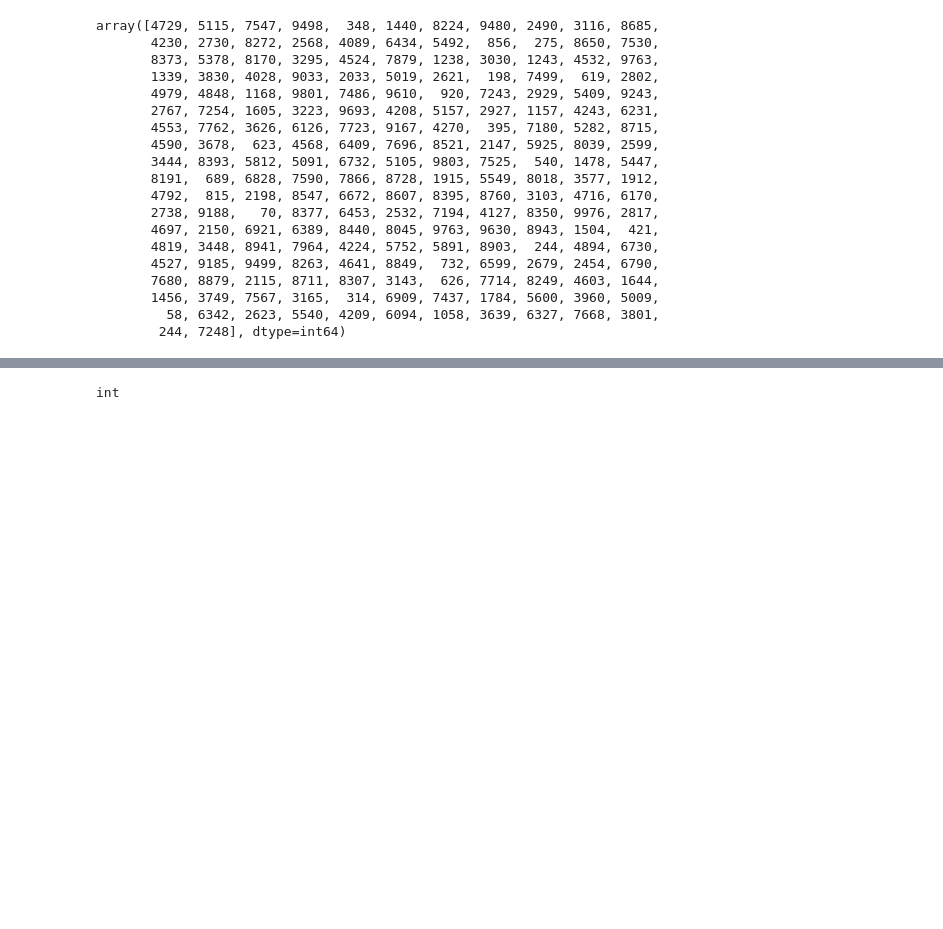
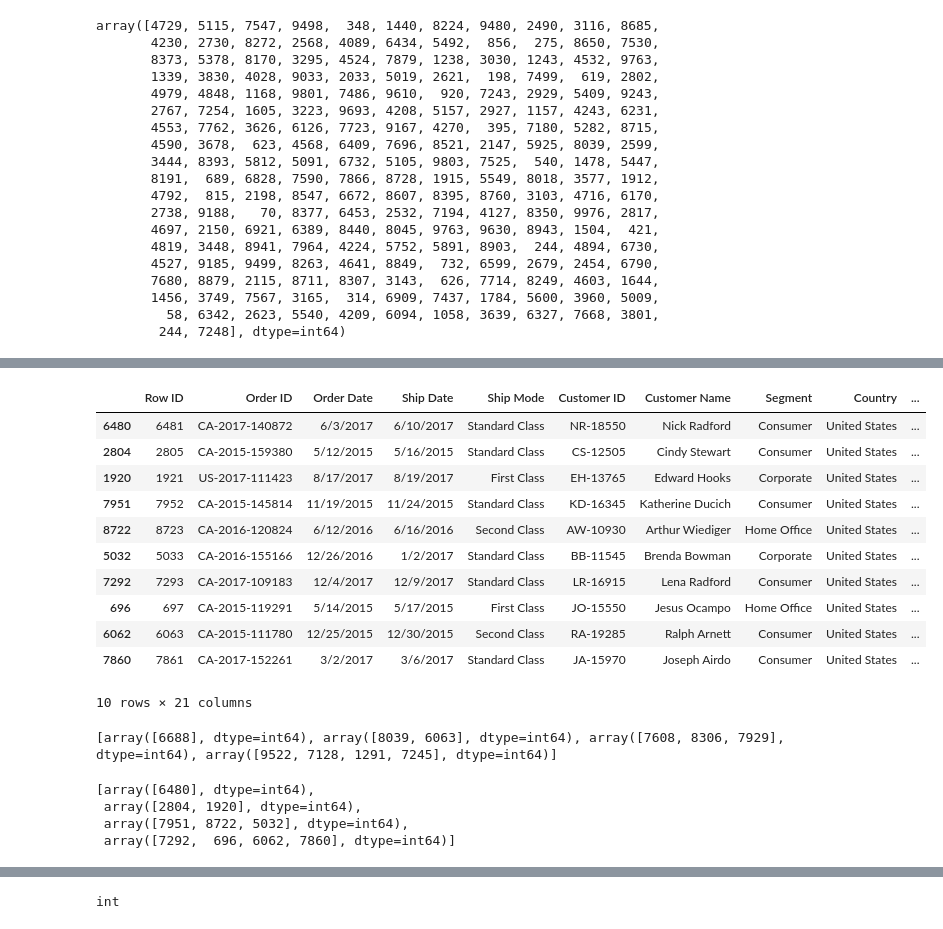
Before and after one commit to lychrst/Superstore-Logistics, a Jupyter notebook: Superstore Logistics.ipynb, the cells around one changed output, grey strips where cells are left out. Cells and saved outputs as stored; diff of their text form; code cells hidden in the pictures; blank space fills up the shorter version.

Commit message:
The start of a combining dataframes function.  I still need to figure out how to make a different day for each iteration.

```diff
--- a/Superstore Logistics.ipynb
+++ b/Superstore Logistics.ipynb
@@ -74,0 +77,15 @@ n = random_num_of_customer_orders(1, 120000, 3000, 1, 100)
+# %%
+def random_customers(lst, low, high):
+    customers = []
+    for a in lst:
+        m = rng.integers(low, high, size=(a))
+        customers.append(m)
+    return customers
+# %%
+p = random_customers(o, 0, 9994)
+# %%
+a = super_explore.iloc[1:3]
+b = super_explore.iloc[2:4]
+data = [a, b]
+df2 = pd.concat(data)
+df2
@@ -74,0 +99,23 @@ n = random_num_of_customer_orders(1, 120000, 3000, 1, 100)
+# %%
+def rustomers(a):
+    rustomers = []
+    for a in p:
+        q = super_explore.iloc[a]
+        rustomers.append(q)
+        df2 = pd.concat(rustomers)
+    return df2
+# %%
+rustomers(o)
+# %% [output]
+|  | Row ID | Order ID | Order Date | Ship Date | Ship Mode | Customer ID | Customer Name | Segment | Country | ... |
+| 6480 | 6481 | CA-2017-140872 | 6/3/2017 | 6/10/2017 | Standard Class | NR-18550 | Nick Radford | Consumer | United States | ... |
+| 2804 | 2805 | CA-2015-159380 | 5/12/2015 | 5/16/2015 | Standard Class | CS-12505 | Cindy Stewart | Consumer | United States | ... |
+| 1920 | 1921 | US-2017-111423 | 8/17/2017 | 8/19/2017 | First Class | EH-13765 | Edward Hooks | Corporate | United States | ... |
+| 7951 | 7952 | CA-2015-145814 | 11/19/2015 | 11/24/2015 | Standard Class | KD-16345 | Katherine Ducich | Consumer | United States | ... |
+| 8722 | 8723 | CA-2016-120824 | 6/12/2016 | 6/16/2016 | Second Class | AW-10930 | Arthur Wiediger | Home Office | United States | ... |
+| 5032 | 5033 | CA-2016-155166 | 12/26/2016 | 1/2/2017 | Standard Class | BB-11545 | Brenda Bowman | Corporate | United States | ... |
+| 7292 | 7293 | CA-2017-109183 | 12/4/2017 | 12/9/2017 | Standard Class | LR-16915 | Lena Radford | Consumer | United States | ... |
+| 696 | 697 | CA-2015-119291 | 5/14/2015 | 5/17/2015 | First Class | JO-15550 | Jesus Ocampo | Home Office | United States | ... |
+| 6062 | 6063 | CA-2015-111780 | 12/25/2015 | 12/30/2015 | Second Class | RA-19285 | Ralph Arnett | Consumer | United States | ... |
+| 7860 | 7861 | CA-2017-152261 | 3/2/2017 | 3/6/2017 | Standard Class | JA-15970 | Joseph Airdo | Consumer | United States | ... |
+10 rows × 21 columns
@@ -74,0 +203,17 @@ n = random_num_of_customer_orders(1, 120000, 3000, 1, 100)
+# %%
+customers = []
+for a in o:
+    m = rng.integers(0, 9994, size=(a))
+    customers.append(m)
+print(customers)
+# %% [output]
+[array([6688], dtype=int64), array([8039, 6063], dtype=int64), array([7608, 8306, 7929], dtype=int64), array([9522, 7128, 1291, 7245], dtype=int64)]
+# %%
+p = random_customers(o, 0, 9994)
+
+p
+# %% [output]
+[array([6480], dtype=int64),
+ array([2804, 1920], dtype=int64),
+ array([7951, 8722, 5032], dtype=int64),
+ array([7292,  696, 6062, 7860], dtype=int64)]
```
Also changed, not shown: parts of 15 cells of this notebook.
